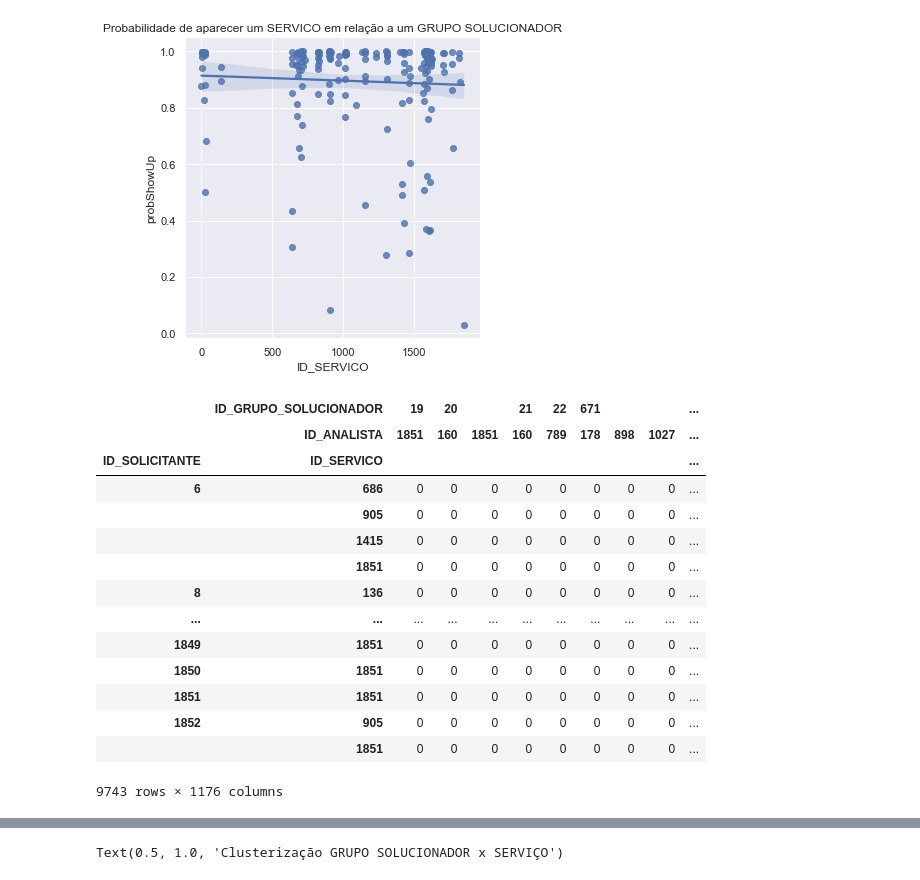
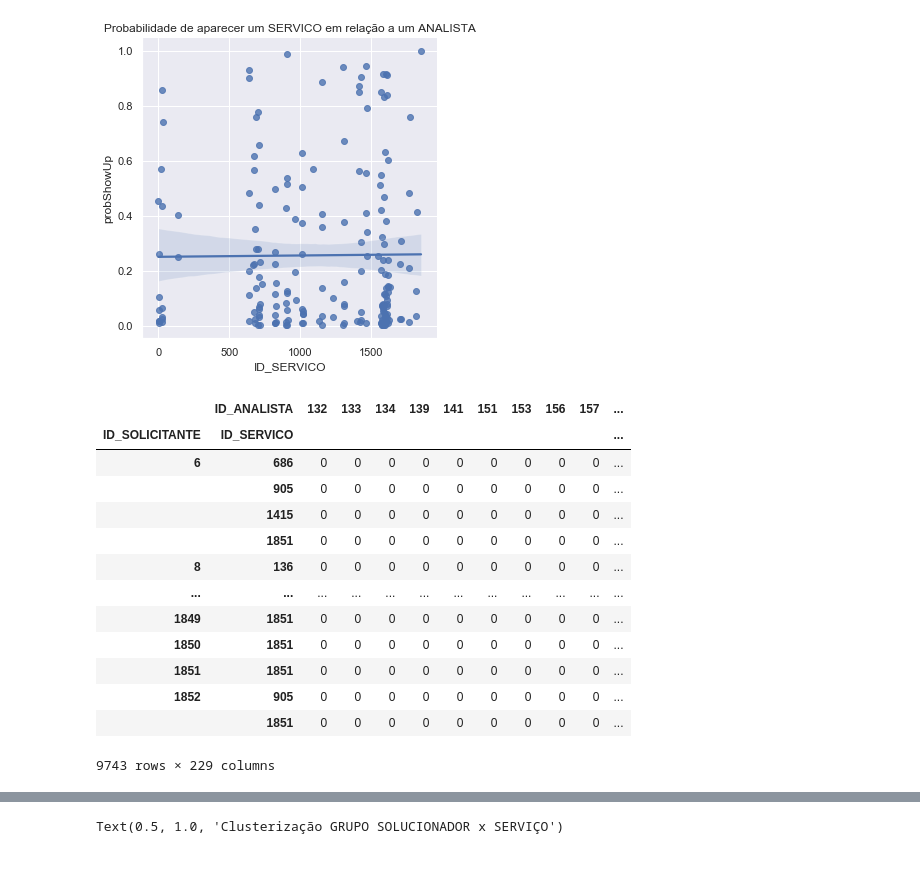
Before and after one commit to 6abi/servicePrediction, a Jupyter notebook: K_Means_Clustering_with_Scikit_Learn-Copy1.ipynb, the cells around one changed output, grey strips where cells are left out. Drawn from its saved outputs; the diff is of its cells as text; code cells hidden in the pictures.

```diff
--- a/K_Means_Clustering_with_Scikit_Learn-Copy1.ipynb
+++ b/K_Means_Clustering_with_Scikit_Learn-Copy1.ipynb
@@ -19,7 +19,7 @@ os.environ['TF_CPP_MIN_LOG_LEVEL'] = '2'
 # %%
 import io
 data_file = pd.read_excel('idGabarito.xlsx',sheet_name = "Planilha identificadores ITSM")
-df = data_file[['ID_GRUPO_DONO_SERVICO','ID_SOLICITANTE', 'ID_ANALISTA', 'ID_SERVICO', 'ID_GRUPO_SOLUCIONADOR', 'GRUPO_SOLUCIONADOR']]
+df = data_file
 # %%
 #Exploring data
 df.head()
@@ -45,4 +45,4 @@ df.describe()
 # %%
-df1 = pd.crosstab(index = [df['ID_SOLICITANTE'], df['ID_SERVICO']], columns = [df['ID_GRUPO_SOLUCIONADOR'], df['ID_ANALISTA']])
+df1 = pd.crosstab(index = [df['ID_SOLICITANTE'], df['ID_SERVICO']], columns = df['ID_ANALISTA'])
 df1
 # %% [output]
@@ -65,38 +80,37 @@ df1
 # Definindo função para validar probabilidade de aparecer determinado Grupo Solucionador
 def probStatus(dataset, group_by):
 #   df1 = pd.crosstab(index = [df['ID_SOLICITANTE'], df['ID_SERVICO']], columns = [df['ID_GRUPO_SOLUCIONADOR'], df['ID_ANALISTA']]).reset_index()
-    df1 = pd.crosstab(index = dataset[group_by], columns = [dataset['ID_GRUPO_SOLUCIONADOR'], dataset['ID_ANALISTA']]).reset_index()
-    df1['No'] = df1.iloc[:,1:].sum(axis =1)
-    df1['Yes'] = (df1 == 0).sum(axis = 1)
+    df1 = pd.crosstab(index = dataset[group_by], columns = dataset['ID_ANALISTA']).reset_index()
+    df1['Yes'] = df1.iloc[:,2:].sum(axis =1)
+    df1['No'] = (df1 == 0).sum(axis = 1)
     df1['probShowUp'] = (df1['Yes'] / (df1['Yes'] + df1['No'])).astype(float)
     return df1[[group_by, 'probShowUp']]
 # %%
 
 # Probabilidade de relação entre serviço e grupo solucionador
 sns.lmplot(data = probStatus(df, 'ID_SERVICO'), x = 'ID_SERVICO', y = 'probShowUp', fit_reg = True)
 plt.xlim()
-plt.title('Probabilidade de aparecer um SERVICO em relação a um GRUPO SOLUCIONADOR')
+plt.title('Probabilidade de aparecer um SERVICO em relação a um ANALISTA')
 plt.show()
 # %% [output]
-[figure, old version]
+[figure, new version]
 # %%
-df1['No'] = df1.iloc[:,1:].sum(axis =1).astype(int)
-df1['Yes'] = (df1 == 0).sum(axis = 1)
+df1['Yes'] = df1.iloc[:,2:].sum(axis =1).astype(int)
+df1['No'] = (df1 == 0).sum(axis = 1)
 df1['probShowUp'] = (df1['Yes'] / (df1['Yes'] + df1['No'])).astype(float)
 df1
 # %% [output]
-|  | ID_GRUPO_SOLUCIONADOR | 19 | 20 |  | 21 | 22 | 671 |  |  | ... |
-|  | ID_ANALISTA | 1851 | 160 | 1851 | 160 | 789 | 178 | 898 | 1027 | ... |
-| ID_SOLICITANTE | ID_SERVICO |  |  |  |  |  |  |  |  | ... |
-| 6 | 686 | 0 | 0 | 0 | 0 | 0 | 0 | 0 | 0 | ... |
-|  | 905 | 0 | 0 | 0 | 0 | 0 | 0 | 0 | 0 | ... |
-|  | 1415 | 0 | 0 | 0 | 0 | 0 | 0 | 0 | 0 | ... |
-|  | 1851 | 0 | 0 | 0 | 0 | 0 | 0 | 0 | 0 | ... |
-| 8 | 136 | 0 | 0 | 0 | 0 | 0 | 0 | 0 | 0 | ... |
-| ... | ... | ... | ... | ... | ... | ... | ... | ... | ... | ... |
-| 1849 | 1851 | 0 | 0 | 0 | 0 | 0 | 0 | 0 | 0 | ... |
-| 1850 | 1851 | 0 | 0 | 0 | 0 | 0 | 0 | 0 | 0 | ... |
-| 1851 | 1851 | 0 | 0 | 0 | 0 | 0 | 0 | 0 | 0 | ... |
-| 1852 | 905 | 0 | 0 | 0 | 0 | 0 | 0 | 0 | 0 | ... |
-|  | 1851 | 0 | 0 | 0 | 0 | 0 | 0 | 0 | 0 | ... |
+|  | ID_ANALISTA | 132 | 133 | 134 | 139 | 141 | 151 | 153 | 156 | 157 | ... |
+| ID_SOLICITANTE | ID_SERVICO |  |  |  |  |  |  |  |  |  | ... |
+| 6 | 686 | 0 | 0 | 0 | 0 | 0 | 0 | 0 | 0 | 0 | ... |
+|  | 905 | 0 | 0 | 0 | 0 | 0 | 0 | 0 | 0 | 0 | ... |
+|  | 1415 | 0 | 0 | 0 | 0 | 0 | 0 | 0 | 0 | 0 | ... |
+|  | 1851 | 0 | 0 | 0 | 0 | 0 | 0 | 0 | 0 | 0 | ... |
+| 8 | 136 | 0 | 0 | 0 | 0 | 0 | 0 | 0 | 0 | 0 | ... |
+| ... | ... | ... | ... | ... | ... | ... | ... | ... | ... | ... | ... |
+| 1849 | 1851 | 0 | 0 | 0 | 0 | 0 | 0 | 0 | 0 | 0 | ... |
+| 1850 | 1851 | 0 | 0 | 0 | 0 | 0 | 0 | 0 | 0 | 0 | ... |
+| 1851 | 1851 | 0 | 0 | 0 | 0 | 0 | 0 | 0 | 0 | 0 | ... |
+| 1852 | 905 | 0 | 0 | 0 | 0 | 0 | 0 | 0 | 0 | 0 | ... |
+|  | 1851 | 0 | 0 | 0 | 0 | 0 | 0 | 0 | 0 | 0 | ... |
-9743 rows × 1176 columns
+9743 rows × 229 columns
```
Also changed, not shown: parts of 14 cells of this notebook, 1 other file.
